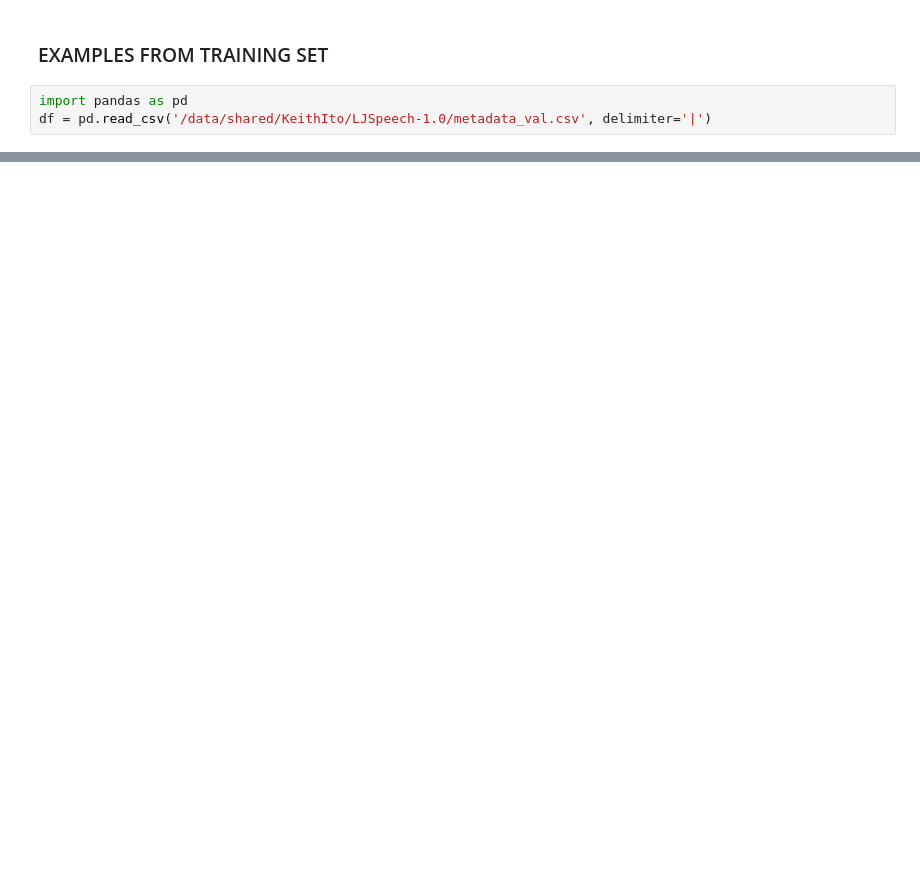
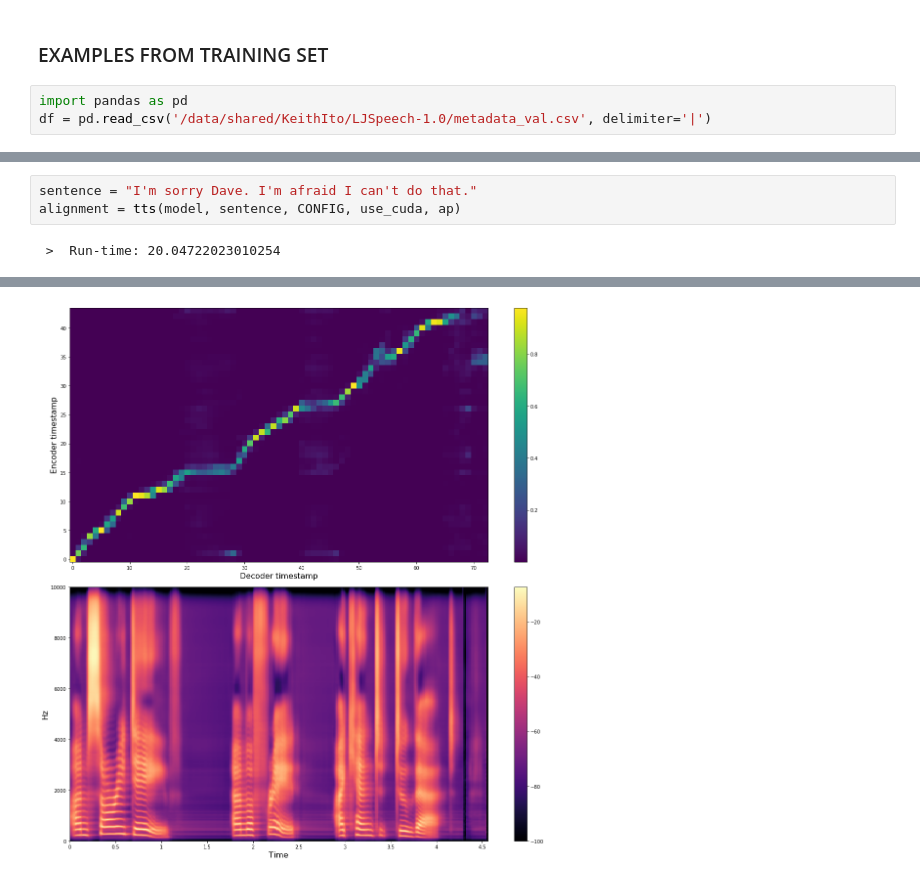
Before and after one commit to coqui-ai/TTS, a Jupyter notebook: notebooks/TacotronPlayGround.ipynb, the cells around one changed output, grey strips where cells are left out. Saved outputs shown, nothing was run; the diff lists cells and outputs as text; blank space fills up the shorter version.

```diff
--- a/notebooks/TacotronPlayGround.ipynb
+++ b/notebooks/TacotronPlayGround.ipynb
@@ -84,0 +144,5 @@ alignment = tts(model, sentence, CONFIG, use_cuda, ap)
+# %%
+sentence = "I'm sorry Dave. I'm afraid I can't do that."
+alignment = tts(model, sentence, CONFIG, use_cuda, ap)
+# %% [output]
+ >  Run-time: 20.04722023010254
@@ -84,0 +150 @@ alignment = tts(model, sentence, CONFIG, use_cuda, ap)
+[figure, added]
```
Also changed, not shown: parts of 12 cells of this notebook, 1 other file.
